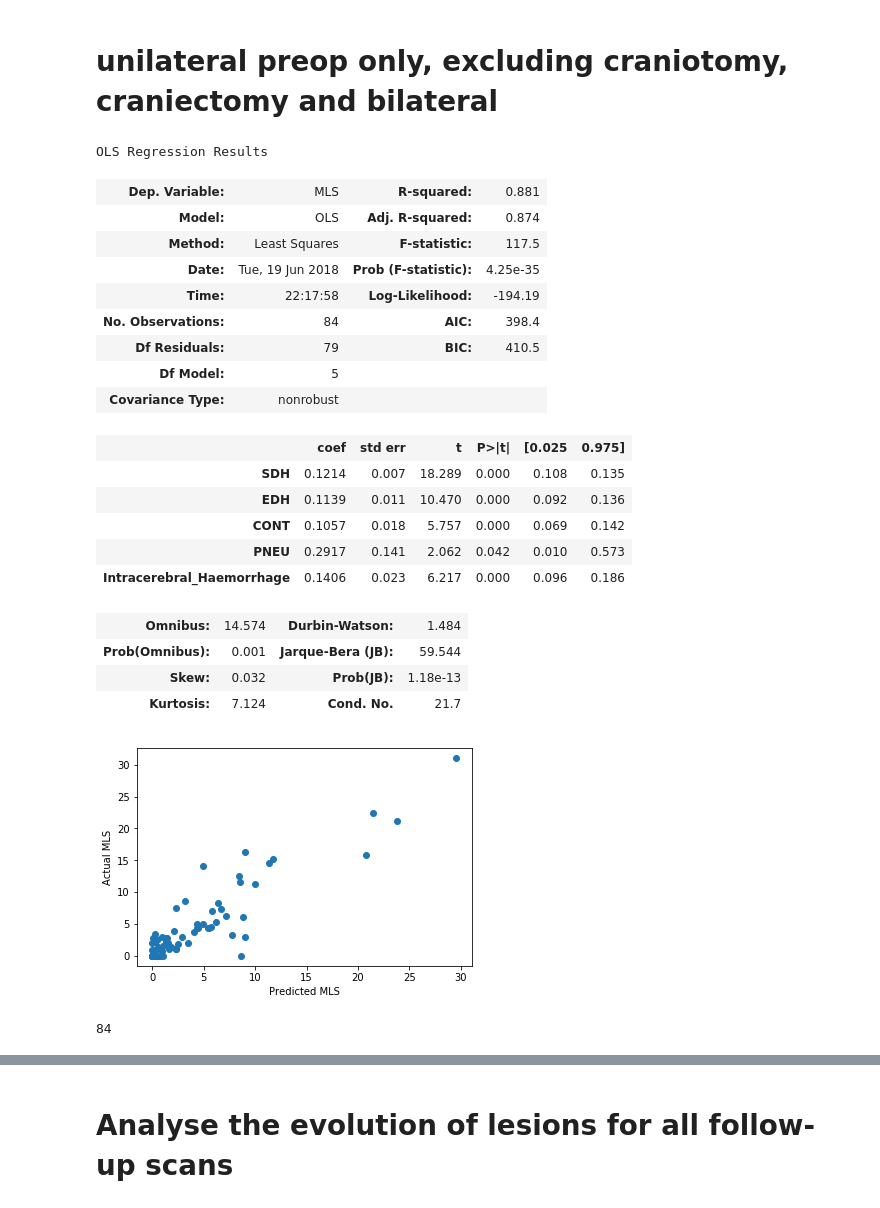
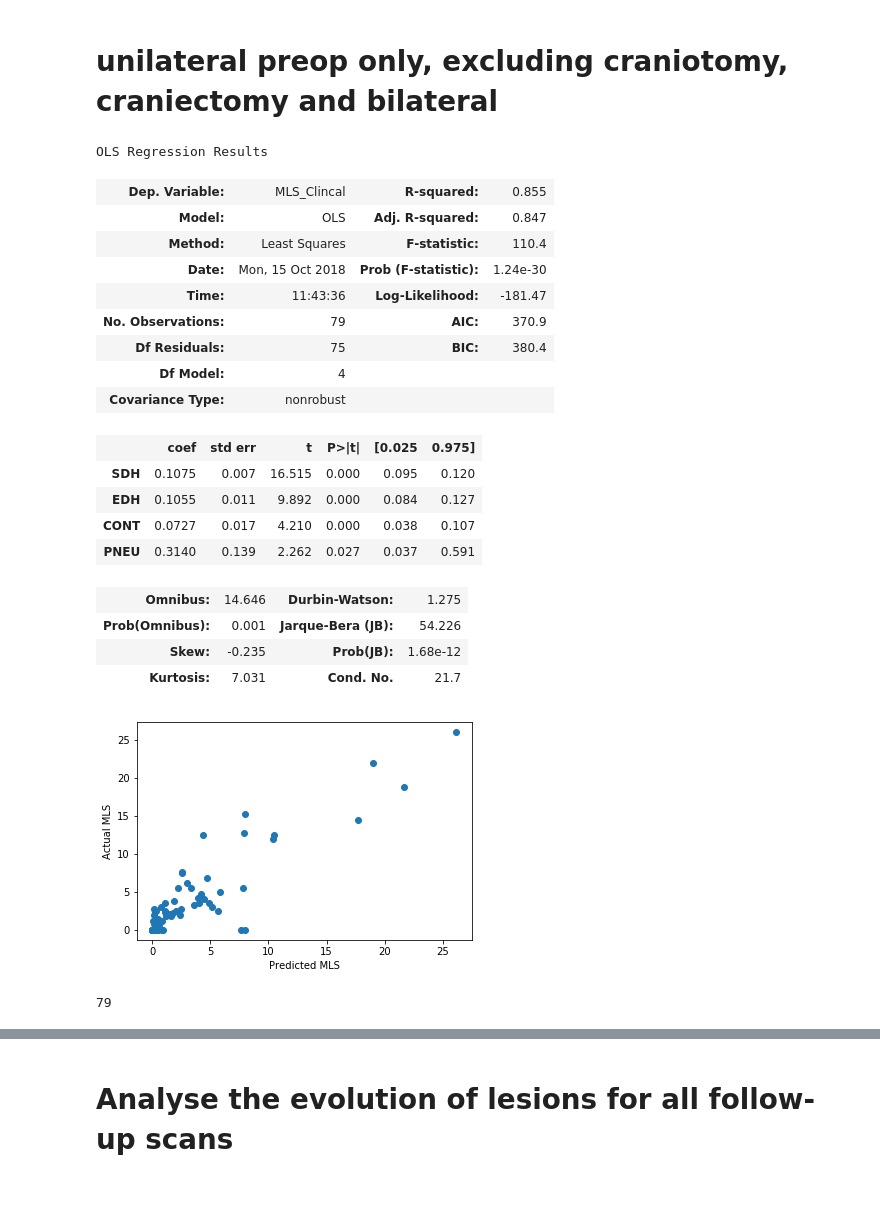
Before and after one commit to fair77637/LesionAnalysis_Q, a Jupyter notebook: Samcook.ipynb, the cells around one changed output, grey strips where cells are left out. Saved outputs shown, nothing was run; the diff lists cells and outputs as text; code cells hidden in the pictures.

```diff
--- a/Samcook.ipynb
+++ b/Samcook.ipynb
@@ -362,10 +361,11 @@ df.corr(method = 'pearson',min_periods = 5)
 # bilateral_cases,skull_fracture,craniectomy_cases,craniotomy_cases,uni_craniotomy_cases
 # %%
 bilateral_cases = ['CONT3','CONT4','CONT11','CONT11-1','CONT11-2','CONT15','CONT16','CONT16-1','CONT16-2',
-                   'CONT19','CONT19-1','EDH2','SDH2','SDH2-1','SDH2-2','SDH2-3','SDH1-1','CONT4-1',
+                   'CONT19','CONT19-1','EDH2','SDH1-1','CONT4-1',
                   'EDH5','EDH5-1','EDH5-2','EDH5-3','SDH10','SDH10-1','SDH1','SDH26','SDH22','SDH22-1','SDH22-2',
-                  'SDH22-3','SDH3-2','CONT15-1','CONT15-2','CONT15-3','CONT15-4']
+                  'SDH22-3','SDH3-2','CONT15-1','CONT15-2','CONT15-3','CONT15-4','SDH5-2','SDH5-3']
 
+# SDH2 series is kinda bi-frontal, but saved as representative swelling case
 skull_fracture = ['CONT6','CONT6-1']
 # CONT 6 is a special case, skull is fractured and left open.
 
@@ -408,15 +409,16 @@ Index([u'CONT', u'EDH', u'HYGROMA', u'IVH', u'Intracerebral_Haemorrhage',
 ## including craniectomy, craniotomy, bilateral and unilateral lesions
 # %%
 # X = df.drop(['TotalLesion','MLS'],axis=1)
-df = df.drop(skull_fracture)
-X = df[['SDH','EDH','CONT','PNEU','Intracerebral_Haemorrhage']]
+# df = df.drop(skull_fracture)
+X = df[['SDH','EDH','CONT','PNEU','Intracerebral_Hemorrhage']]
 
 # X = u[['EDH']]
-y = df['MLS']
+y = df['MLS_Clincal']
+# y = df['MLS_max']
 
 import statsmodels.api as sm
 model = sm.OLS(y,X).fit()
-model.save('All_cases.pickle')
+# model.save('All_cases.pickle')
 
 model.summary()
 # %% [output]
@@ -567,48 +574,53 @@ len(unilate)
 # %% [markdown]
 # unilateral preop only, excluding craniotomy, craniectomy and bilateral
+# %%
+IH = ['CONT7','CONT7-1','CONT7-2','CONT7-3','tutorial3']
 # %%
-exclusion = craniotomy_cases + craniectomy_cases + bilateral_cases
+exclusion = craniotomy_cases + craniectomy_cases + bilateral_cases + IH + skull_fracture
 unilate_preop = df.drop(exclusion)
-X = unilate_preop[['SDH','EDH','CONT','PNEU','Intracerebral_Haemorrhage']]
-y = unilate_preop[['MLS']]
+X = unilate_preop[['SDH','EDH','CONT','PNEU']]
+# X = unilate_preop[['SDH','EDH','CONT']]
+
+
+# include pneumocephalus or not
+y = unilate_preop[['MLS_Clincal']]
 
 import statsmodels.api as sm
 model = sm.OLS(y,X).fit()
-model.save("unilateral_preop.pickle")
+# model.save("unilateral_preop.pickle")
 
 model.summary()
 # %% [output]
 OLS Regression Results
-| Dep. Variable: | MLS | R-squared: | 0.881 |
-| Model: | OLS | Adj. R-squared: | 0.874 |
-| Method: | Least Squares | F-statistic: | 117.5 |
-| Date: | Tue, 19 Jun 2018 | Prob (F-statistic): | 4.25e-35 |
-| Time: | 22:17:58 | Log-Likelihood: | -194.19 |
-| No. Observations: | 84 | AIC: | 398.4 |
-| Df Residuals: | 79 | BIC: | 410.5 |
-| Df Model: | 5 |  |  |
+| Dep. Variable: | MLS_Clincal | R-squared: | 0.855 |
+| Model: | OLS | Adj. R-squared: | 0.847 |
+| Method: | Least Squares | F-statistic: | 110.4 |
+| Date: | Mon, 15 Oct 2018 | Prob (F-statistic): | 1.24e-30 |
+| Time: | 11:43:36 | Log-Likelihood: | -181.47 |
+| No. Observations: | 79 | AIC: | 370.9 |
+| Df Residuals: | 75 | BIC: | 380.4 |
+| Df Model: | 4 |  |  |
 | Covariance Type: | nonrobust |  |  |
 |  | coef | std err | t | P>|t| | [0.025 | 0.975] |
-| SDH | 0.1214 | 0.007 | 18.289 | 0.000 | 0.108 | 0.135 |
-| EDH | 0.1139 | 0.011 | 10.470 | 0.000 | 0.092 | 0.136 |
-| CONT | 0.1057 | 0.018 | 5.757 | 0.000 | 0.069 | 0.142 |
-| PNEU | 0.2917 | 0.141 | 2.062 | 0.042 | 0.010 | 0.573 |
-| Intracerebral_Haemorrhage | 0.1406 | 0.023 | 6.217 | 0.000 | 0.096 | 0.186 |
+| SDH | 0.1075 | 0.007 | 16.515 | 0.000 | 0.095 | 0.120 |
+| EDH | 0.1055 | 0.011 | 9.892 | 0.000 | 0.084 | 0.127 |
+| CONT | 0.0727 | 0.017 | 4.210 | 0.000 | 0.038 | 0.107 |
+| PNEU | 0.3140 | 0.139 | 2.262 | 0.027 | 0.037 | 0.591 |
-| Omnibus: | 14.574 | Durbin-Watson: | 1.484 |
-| Prob(Omnibus): | 0.001 | Jarque-Bera (JB): | 59.544 |
-| Skew: | 0.032 | Prob(JB): | 1.18e-13 |
-| Kurtosis: | 7.124 | Cond. No. | 21.7 |
+| Omnibus: | 14.646 | Durbin-Watson: | 1.275 |
+| Prob(Omnibus): | 0.001 | Jarque-Bera (JB): | 54.226 |
+| Skew: | -0.235 | Prob(JB): | 1.68e-12 |
+| Kurtosis: | 7.031 | Cond. No. | 21.7 |
 # %%
-unilate_preop['prediction'] = model.predict(X)
-plt.scatter(unilate_preop['prediction'],unilate_preop['MLS'])
+unilate_preop['prediction_incPneu'] = model.predict(X)
+plt.scatter(unilate_preop['prediction_incPneu'],unilate_preop['MLS_Clincal'])
 plt.xlabel('Predicted MLS')
 plt.ylabel('Actual MLS')
 
 plt.show()
 # %% [output]
-[figure, old version]
+[figure, new version]
 # %%
 len(X)
 # %% [output]
-84
+79
 # %%
```
Also changed, not shown: parts of 45 cells of this notebook, 13 other files.
